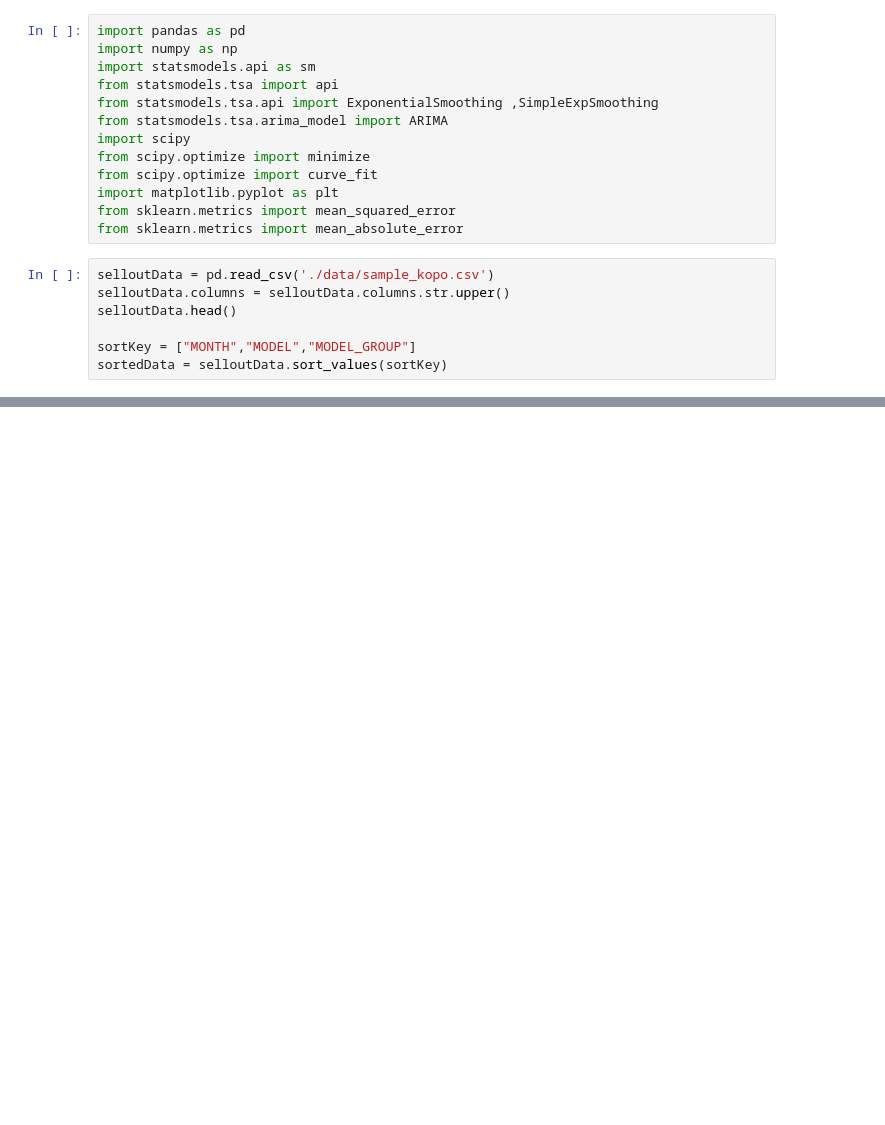
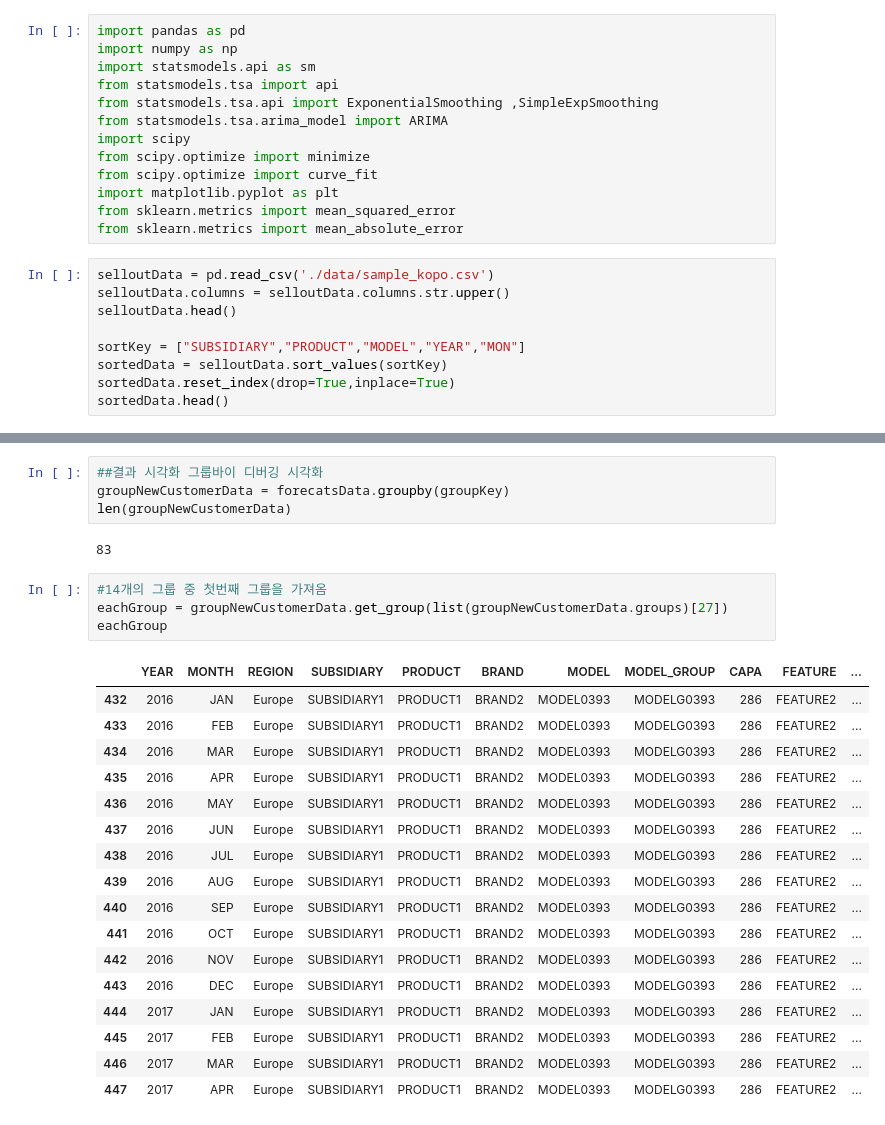
Before and after one commit to joes5370/SumerVaction, a Jupyter notebook: deep_learning = Keras.ipynb, the cells around one changed output, grey strips where cells are left out. Drawn from its saved outputs; the diff is of its cells as text; blank space fills up the shorter version.

```diff
--- a/deep_learning = Keras.ipynb
+++ b/deep_learning = Keras.ipynb
@@ -232,5 +351,7 @@ selloutData = pd.read_csv('./data/sample_kopo.csv')
 selloutData.columns = selloutData.columns.str.upper()
 selloutData.head()
 
-sortKey = ["MONTH","MODEL","MODEL_GROUP"]
+sortKey = ["SUBSIDIARY","PRODUCT","MODEL","YEAR","MON"]
 sortedData = selloutData.sort_values(sortKey)
+sortedData.reset_index(drop=True,inplace=True)
+sortedData.head()
@@ -278,0 +422,28 @@ ValueError: cannot copy sequence with size 6 to array axis with dimension 18
+# %%
+##결과 시각화 그룹바이 디버깅 시각화
+groupNewCustomerData = forecatsData.groupby(groupKey)
+len(groupNewCustomerData)
+# %% [output]
+83
+# %%
+#14개의 그룹 중 첫번째 그룹을 가져옴
+eachGroup = groupNewCustomerData.get_group(list(groupNewCustomerData.groups)[27])
+eachGroup
+# %% [output]
+|  | YEAR | MONTH | REGION | SUBSIDIARY | PRODUCT | BRAND | MODEL | MODEL_GROUP | CAPA | FEATURE | ... |
+| 432 | 2016 | JAN | Europe | SUBSIDIARY1 | PRODUCT1 | BRAND2 | MODEL0393 | MODELG0393 | 286 | FEATURE2 | ... |
+| 433 | 2016 | FEB | Europe | SUBSIDIARY1 | PRODUCT1 | BRAND2 | MODEL0393 | MODELG0393 | 286 | FEATURE2 | ... |
+| 434 | 2016 | MAR | Europe | SUBSIDIARY1 | PRODUCT1 | BRAND2 | MODEL0393 | MODELG0393 | 286 | FEATURE2 | ... |
+| 435 | 2016 | APR | Europe | SUBSIDIARY1 | PRODUCT1 | BRAND2 | MODEL0393 | MODELG0393 | 286 | FEATURE2 | ... |
+| 436 | 2016 | MAY | Europe | SUBSIDIARY1 | PRODUCT1 | BRAND2 | MODEL0393 | MODELG0393 | 286 | FEATURE2 | ... |
+| 437 | 2016 | JUN | Europe | SUBSIDIARY1 | PRODUCT1 | BRAND2 | MODEL0393 | MODELG0393 | 286 | FEATURE2 | ... |
+| 438 | 2016 | JUL | Europe | SUBSIDIARY1 | PRODUCT1 | BRAND2 | MODEL0393 | MODELG0393 | 286 | FEATURE2 | ... |
+| 439 | 2016 | AUG | Europe | SUBSIDIARY1 | PRODUCT1 | BRAND2 | MODEL0393 | MODELG0393 | 286 | FEATURE2 | ... |
+| 440 | 2016 | SEP | Europe | SUBSIDIARY1 | PRODUCT1 | BRAND2 | MODEL0393 | MODELG0393 | 286 | FEATURE2 | ... |
+| 441 | 2016 | OCT | Europe | SUBSIDIARY1 | PRODUCT1 | BRAND2 | MODEL0393 | MODELG0393 | 286 | FEATURE2 | ... |
+| 442 | 2016 | NOV | Europe | SUBSIDIARY1 | PRODUCT1 | BRAND2 | MODEL0393 | MODELG0393 | 286 | FEATURE2 | ... |
+| 443 | 2016 | DEC | Europe | SUBSIDIARY1 | PRODUCT1 | BRAND2 | MODEL0393 | MODELG0393 | 286 | FEATURE2 | ... |
+| 444 | 2017 | JAN | Europe | SUBSIDIARY1 | PRODUCT1 | BRAND2 | MODEL0393 | MODELG0393 | 286 | FEATURE2 | ... |
+| 445 | 2017 | FEB | Europe | SUBSIDIARY1 | PRODUCT1 | BRAND2 | MODEL0393 | MODELG0393 | 286 | FEATURE2 | ... |
+| 446 | 2017 | MAR | Europe | SUBSIDIARY1 | PRODUCT1 | BRAND2 | MODEL0393 | MODELG0393 | 286 | FEATURE2 | ... |
+| 447 | 2017 | APR | Europe | SUBSIDIARY1 | PRODUCT1 | BRAND2 | MODEL0393 | MODELG0393 | 286 | FEATURE2 | ... |
```
Also changed, not shown: parts of 35 cells of this notebook, 1 other file.
